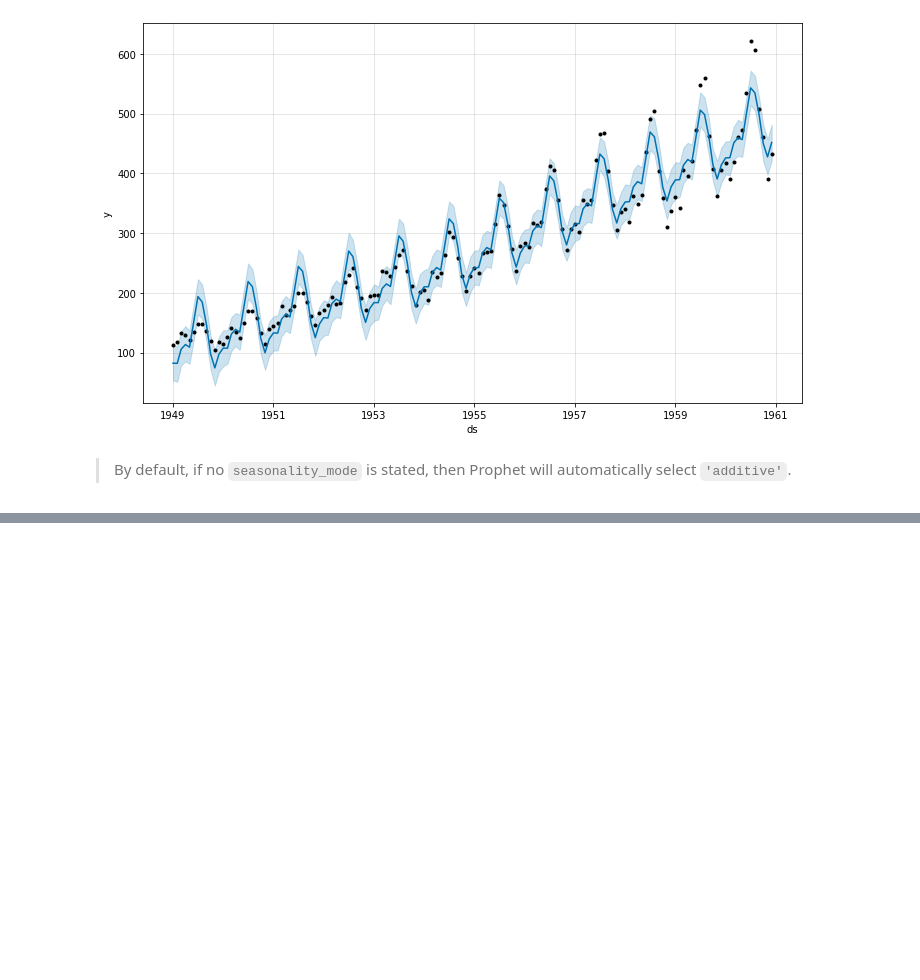
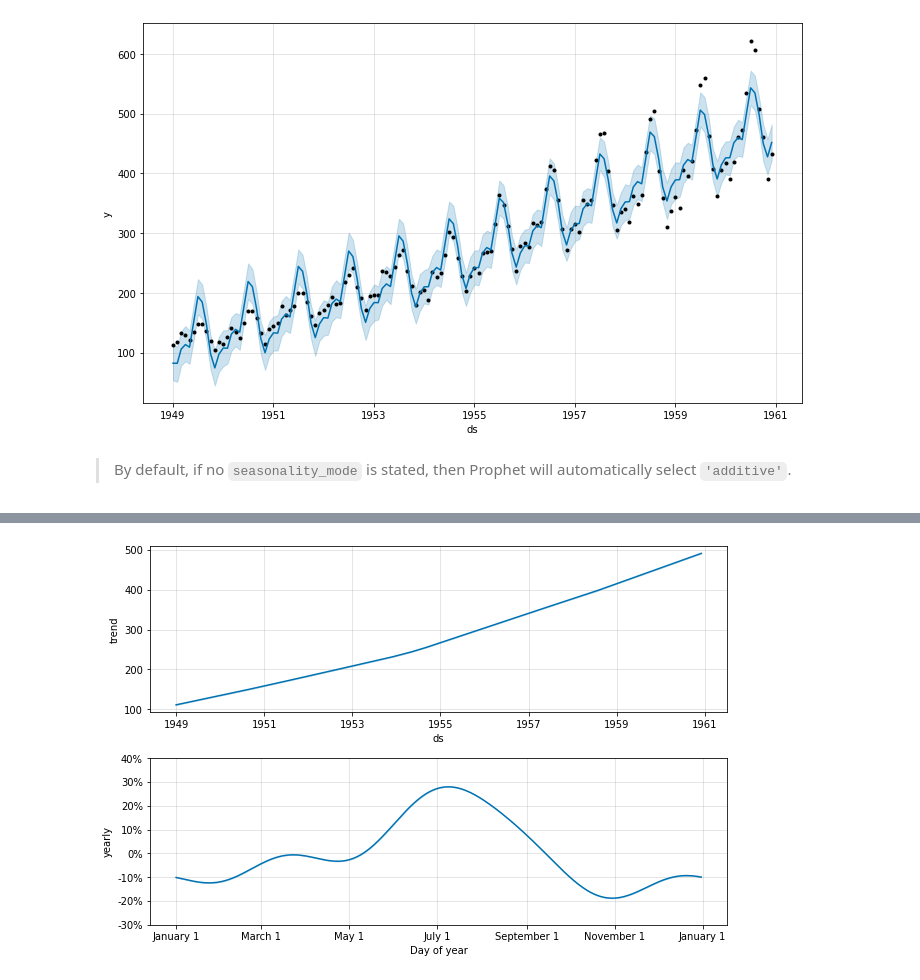
Before and after one commit to caiosainvallio/time-series, a Jupyter notebook: prophet/03_seasonality.ipynb, the cells around one changed output, grey strips where cells are left out. Cells and saved outputs as stored; diff of their text form; code cells hidden in the pictures; blank space fills up the shorter version.

```diff
--- a/prophet/03_seasonality.ipynb
+++ b/prophet/03_seasonality.ipynb
@@ -35,0 +63,5 @@ Optimization terminated normally:
+# %%
+fig_m2 = model_m.plot_components(forecast_m)
+plt.show()
+# %% [output]
+[figure, added]
```
Also changed, not shown: parts of 6 cells of this notebook.
